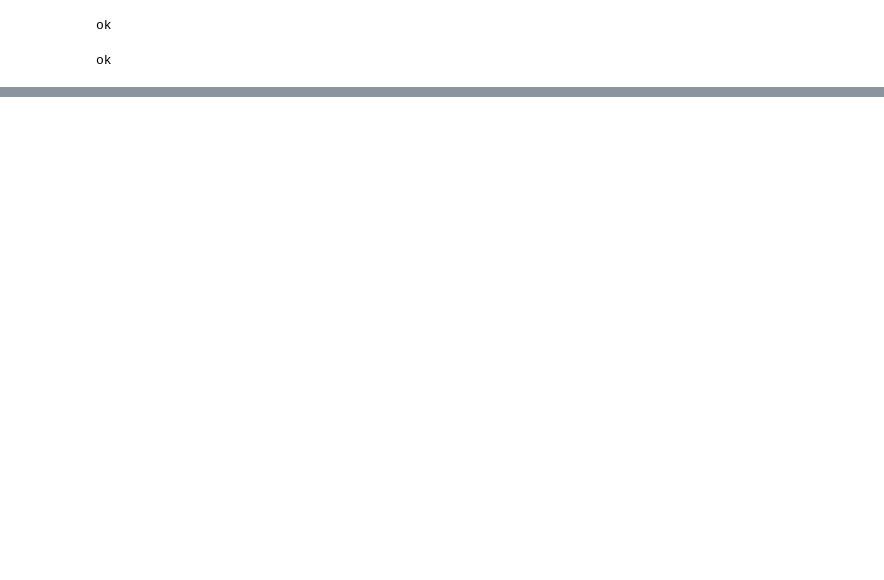
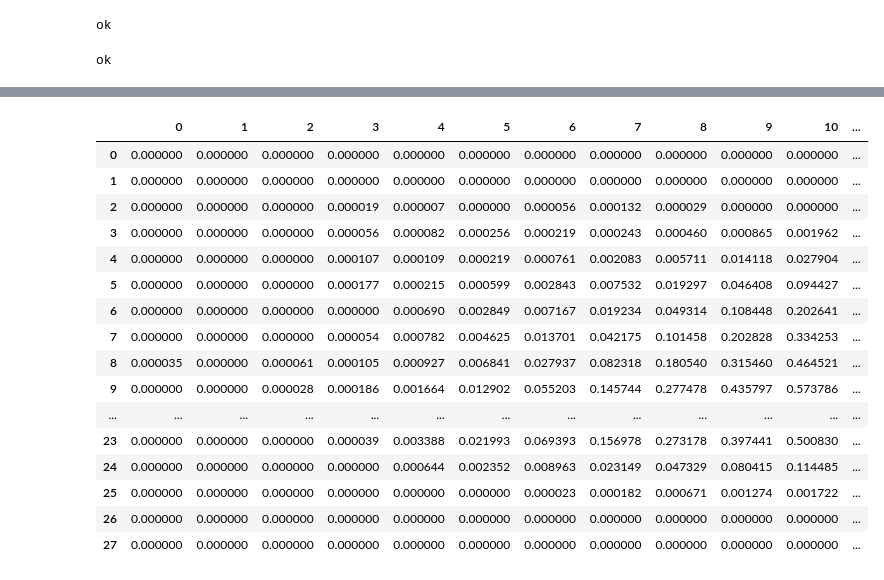
Before and after one commit to johnshaughnessy/digits, a Jupyter notebook: main.ipynb, the cells around one changed output, grey strips where cells are left out. Cells and saved outputs as stored; diff of their text form; code cells hidden in the pictures; blank space fills up the shorter version.

```diff
--- a/main.ipynb
+++ b/main.ipynb
@@ -23,0 +63,21 @@ base="~/src/digits/data/")
+# %%
+df = pd.DataFrame(means[0])
+df.style.set_properties(**{'font-size':'6pt'}).background_gradient('Greys')
+# %% [output]
+|  | 0 | 1 | 2 | 3 | 4 | 5 | 6 | 7 | 8 | 9 | 10 | ... |
+| 0 | 0.000000 | 0.000000 | 0.000000 | 0.000000 | 0.000000 | 0.000000 | 0.000000 | 0.000000 | 0.000000 | 0.000000 | 0.000000 | ... |
+| 1 | 0.000000 | 0.000000 | 0.000000 | 0.000000 | 0.000000 | 0.000000 | 0.000000 | 0.000000 | 0.000000 | 0.000000 | 0.000000 | ... |
+| 2 | 0.000000 | 0.000000 | 0.000000 | 0.000019 | 0.000007 | 0.000000 | 0.000056 | 0.000132 | 0.000029 | 0.000000 | 0.000000 | ... |
+| 3 | 0.000000 | 0.000000 | 0.000000 | 0.000056 | 0.000082 | 0.000256 | 0.000219 | 0.000243 | 0.000460 | 0.000865 | 0.001962 | ... |
+| 4 | 0.000000 | 0.000000 | 0.000000 | 0.000107 | 0.000109 | 0.000219 | 0.000761 | 0.002083 | 0.005711 | 0.014118 | 0.027904 | ... |
+| 5 | 0.000000 | 0.000000 | 0.000000 | 0.000177 | 0.000215 | 0.000599 | 0.002843 | 0.007532 | 0.019297 | 0.046408 | 0.094427 | ... |
+| 6 | 0.000000 | 0.000000 | 0.000000 | 0.000000 | 0.000690 | 0.002849 | 0.007167 | 0.019234 | 0.049314 | 0.108448 | 0.202641 | ... |
+| 7 | 0.000000 | 0.000000 | 0.000000 | 0.000054 | 0.000782 | 0.004625 | 0.013701 | 0.042175 | 0.101458 | 0.202828 | 0.334253 | ... |
+| 8 | 0.000035 | 0.000000 | 0.000061 | 0.000105 | 0.000927 | 0.006841 | 0.027937 | 0.082318 | 0.180540 | 0.315460 | 0.464521 | ... |
+| 9 | 0.000000 | 0.000000 | 0.000028 | 0.000186 | 0.001664 | 0.012902 | 0.055203 | 0.145744 | 0.277478 | 0.435797 | 0.573786 | ... |
+| ... | ... | ... | ... | ... | ... | ... | ... | ... | ... | ... | ... | ... |
+| 23 | 0.000000 | 0.000000 | 0.000000 | 0.000039 | 0.003388 | 0.021993 | 0.069393 | 0.156978 | 0.273178 | 0.397441 | 0.500830 | ... |
+| 24 | 0.000000 | 0.000000 | 0.000000 | 0.000000 | 0.000644 | 0.002352 | 0.008963 | 0.023149 | 0.047329 | 0.080415 | 0.114485 | ... |
+| 25 | 0.000000 | 0.000000 | 0.000000 | 0.000000 | 0.000000 | 0.000000 | 0.000023 | 0.000182 | 0.000671 | 0.001274 | 0.001722 | ... |
+| 26 | 0.000000 | 0.000000 | 0.000000 | 0.000000 | 0.000000 | 0.000000 | 0.000000 | 0.000000 | 0.000000 | 0.000000 | 0.000000 | ... |
+| 27 | 0.000000 | 0.000000 | 0.000000 | 0.000000 | 0.000000 | 0.000000 | 0.000000 | 0.000000 | 0.000000 | 0.000000 | 0.000000 | ... |
```
Also changed, not shown: parts of 7 cells of this notebook.
